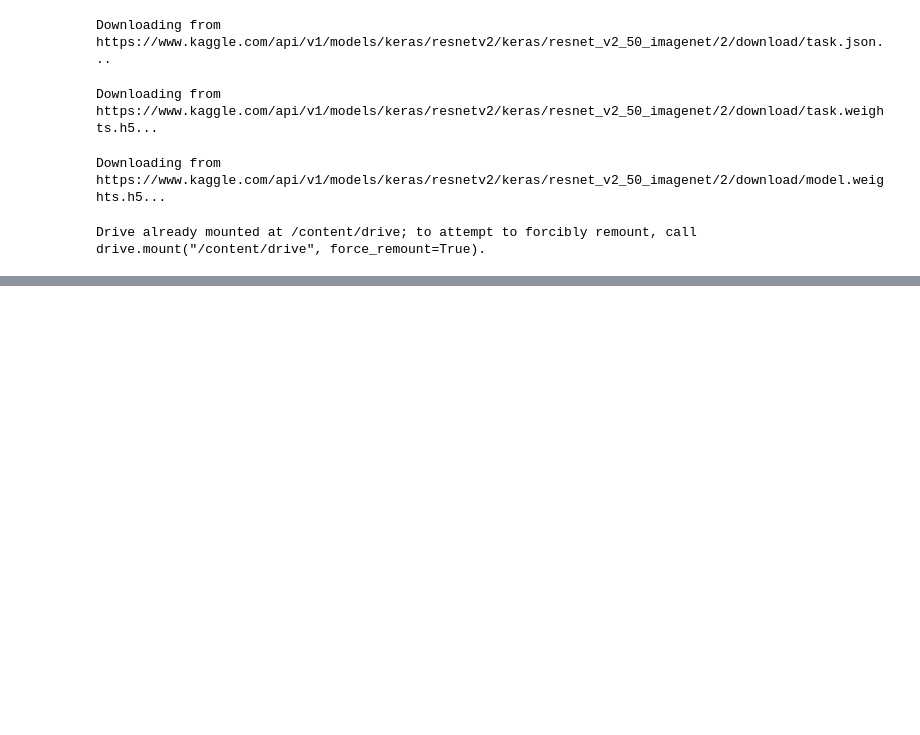
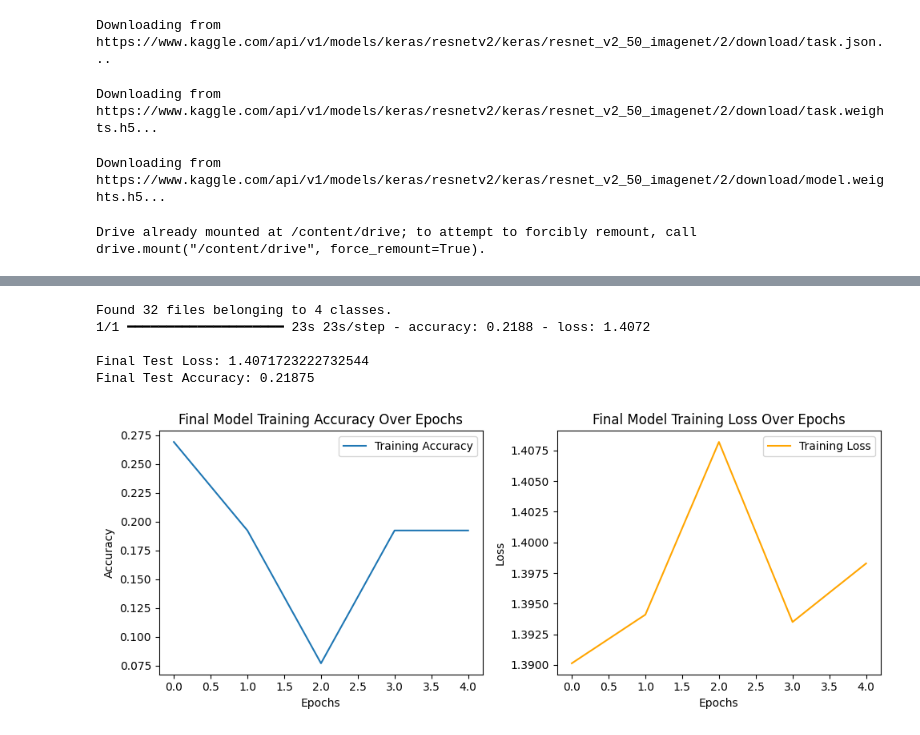
Before and after one commit to arminak6/Control-Quality, a Jupyter notebook: Code/Model/main.ipynb, the cells around one changed output, grey strips where cells are left out. Saved outputs shown, nothing was run; the diff lists cells and outputs as text; code cells hidden in the pictures; blank space fills up the shorter version.

```diff
--- a/Code/Model/main.ipynb
+++ b/Code/Model/main.ipynb
@@ -65,3 +239,49 @@ Drive already mounted at /content/drive; to attempt to forcibly remount, call dr
+# %%
+# Load and preprocess the test dataset
+dataset_test = tf.keras.preprocessing.image_dataset_from_directory(
+    "/content/drive/MyDrive/praeciso/ttt",
+    image_size=IMAGE_SIZE,
+    batch_size=BATCH_SIZE,
+    label_mode='int'
+)
+dataset_test = dataset_test.map(lambda x, y: (x / 255.0, y))  # Normalize
+
+# Evaluate the final model on the test dataset
+test_loss, test_accuracy = final_model.evaluate(dataset_test)
+print(f"\nFinal Test Loss: {test_loss}")
+print(f"Final Test Accuracy: {test_accuracy}")
+# %% [output]
+Found 32 files belonging to 4 classes.
+1/1 ━━━━━━━━━━━━━━━━━━━━ 23s 23s/step - accuracy: 0.2188 - loss: 1.4072
+
+Final Test Loss: 1.4071723222732544
+Final Test Accuracy: 0.21875
+# %%
+import matplotlib.pyplot as plt
+
+# Plot training accuracy over epochs for the final model
+plt.figure(figsize=(10, 4))
+
+# Accuracy plot
+plt.subplot(1, 2, 1)
+plt.plot(history.history['accuracy'], label='Training Accuracy')
+plt.title('Final Model Training Accuracy Over Epochs')
+plt.xlabel('Epochs')
+plt.ylabel('Accuracy')
+plt.legend()
+
+# Loss plot
+plt.subplot(1, 2, 2)
+plt.plot(history.history['loss'], label='Training Loss', color='orange')
+plt.title('Final Model Training Loss Over Epochs')
+plt.xlabel('Epochs')
+plt.ylabel('Loss')
+plt.legend()
+
+plt.tight_layout()
+plt.show()
+# %% [output]
+[figure, added]
 # %%
 import tensorflow as tf
 from tensorflow import keras
```
Also changed, not shown: parts of 19 cells of this notebook.
